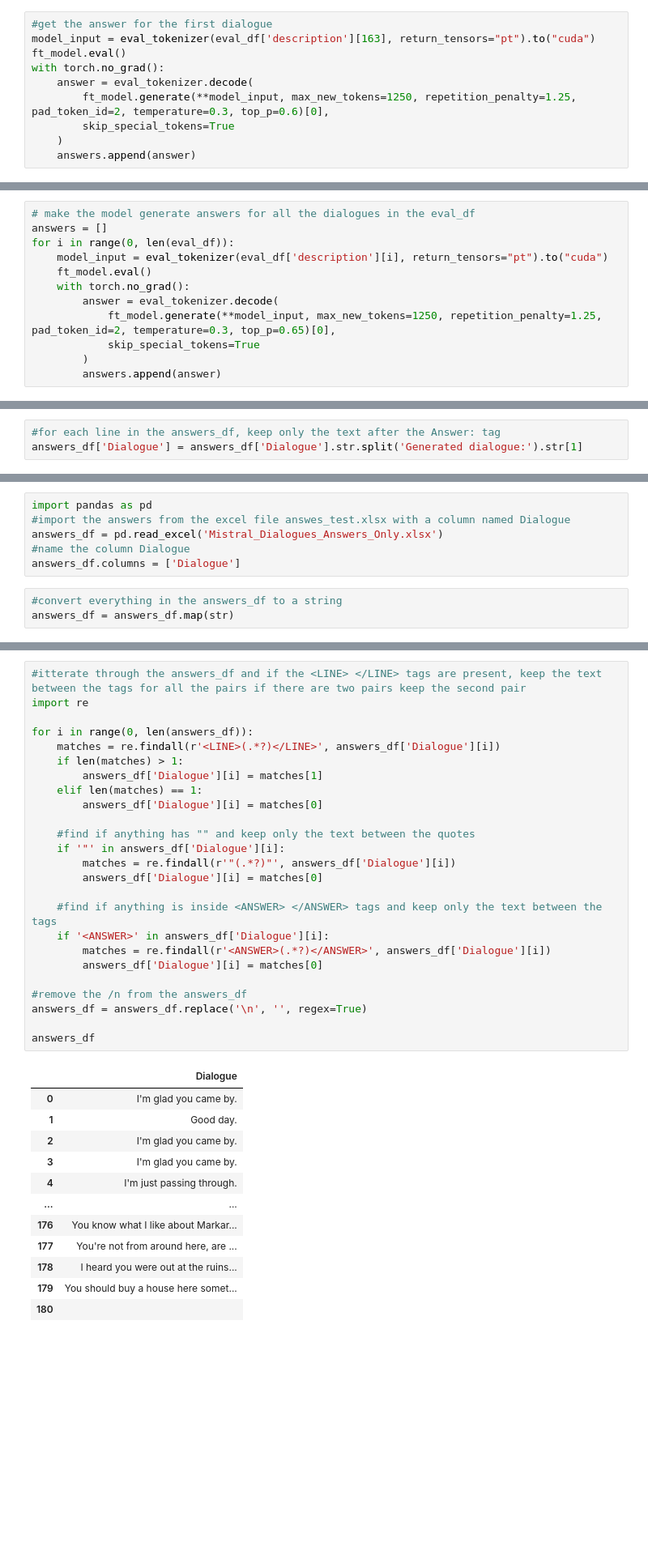
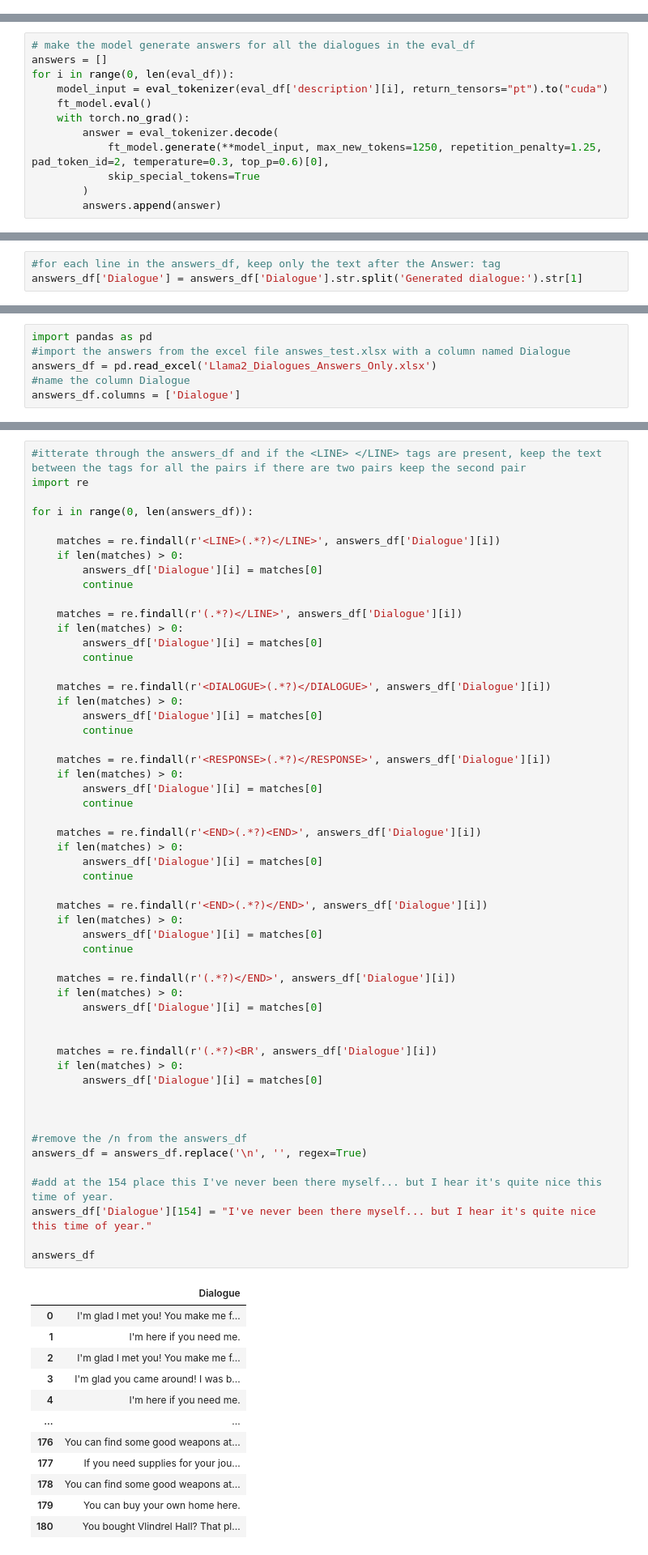
Before and after one commit to geoartop/Thesis-LLM-FineTuning-for-interactive-game-dialogues, a Jupyter notebook: llama2_dialogue_data_finetune.ipynb, the cells around one changed output, grey strips where cells are left out. Shown: that part at 81% size. Saved outputs shown, nothing was run; the diff lists cells and outputs as text; blank space fills up the shorter version.

```diff
--- a/llama2_dialogue_data_finetune.ipynb
+++ b/llama2_dialogue_data_finetune.ipynb
@@ -1037,10 +1018,0 @@ answers = []
-# %%
-#get the answer for the first dialogue
-model_input = eval_tokenizer(eval_df['description'][163], return_tensors="pt").to("cuda")
-ft_model.eval()
-with torch.no_grad():
-    answer = eval_tokenizer.decode(
-        ft_model.generate(**model_input, max_new_tokens=1250, repetition_penalty=1.25, pad_token_id=2, temperature=0.3, top_p=0.6)[0],
-        skip_special_tokens=True
-    )
-    answers.append(answer)
@@ -1072,7 +1024,7 @@ for i in range(0, len(eval_df)):
     ft_model.eval()
     with torch.no_grad():
         answer = eval_tokenizer.decode(
-            ft_model.generate(**model_input, max_new_tokens=1250, repetition_penalty=1.25, pad_token_id=2, temperature=0.3, top_p=0.65)[0],
+            ft_model.generate(**model_input, max_new_tokens=1250, repetition_penalty=1.25, pad_token_id=2, temperature=0.3, top_p=0.6)[0],
             skip_special_tokens=True
         )
         answers.append(answer)
@@ -1130,12 +1082,9 @@ answers_df.to_excel('Mistral_Dialogues_Answers_Only.xlsx', index=False)
 # %%
 import pandas as pd
 #import the answers from the excel file answes_test.xlsx with a column named Dialogue
-answers_df = pd.read_excel('Mistral_Dialogues_Answers_Only.xlsx')
+answers_df = pd.read_excel('Llama2_Dialogues_Answers_Only.xlsx')
 #name the column Dialogue
 answers_df.columns = ['Dialogue']
-# %%
-#convert everything in the answers_df to a string
-answers_df = answers_df.map(str)
 # %%
 answers_df
 # %% [output]
@@ -1155,39 +1104,68 @@ answers_df
 # %%
 #itterate through the answers_df and if the <LINE> </LINE> tags are present, keep the text between the tags for all the pairs if there are two pairs keep the second pair
 import re
 
 for i in range(0, len(answers_df)):
+
     matches = re.findall(r'<LINE>(.*?)</LINE>', answers_df['Dialogue'][i])
-    if len(matches) > 1:
-        answers_df['Dialogue'][i] = matches[1]
-    elif len(matches) == 1:
+    if len(matches) > 0:
+        answers_df['Dialogue'][i] = matches[0]
+        continue
+
+    matches = re.findall(r'(.*?)</LINE>', answers_df['Dialogue'][i])
+    if len(matches) > 0:
+        answers_df['Dialogue'][i] = matches[0]
+        continue
+
+    matches = re.findall(r'<DIALOGUE>(.*?)</DIALOGUE>', answers_df['Dialogue'][i])
+    if len(matches) > 0:
+        answers_df['Dialogue'][i] = matches[0]
+        continue
+
+    matches = re.findall(r'<RESPONSE>(.*?)</RESPONSE>', answers_df['Dialogue'][i])
+    if len(matches) > 0:
+        answers_df['Dialogue'][i] = matches[0]
+        continue
+
+    matches = re.findall(r'<END>(.*?)<END>', answers_df['Dialogue'][i])
+    if len(matches) > 0:
+        answers_df['Dialogue'][i] = matches[0]
+        continue
+
+    matches = re.findall(r'<END>(.*?)</END>', answers_df['Dialogue'][i])
+    if len(matches) > 0:
+        answers_df['Dialogue'][i] = matches[0]
+        continue
+
+    matches = re.findall(r'(.*?)</END>', answers_df['Dialogue'][i])
+    if len(matches) > 0:
         answers_df['Dialogue'][i] = matches[0]
 
-    #find if anything has "" and keep only the text between the quotes
-    if '"' in answers_df['Dialogue'][i]:
-        matches = re.findall(r'"(.*?)"', answers_df['Dialogue'][i])
+
+    matches = re.findall(r'(.*?)<BR', answers_df['Dialogue'][i])
+    if len(matches) > 0:
         answers_df['Dialogue'][i] = matches[0]
 
-    #find if anything is inside <ANSWER> </ANSWER> tags and keep only the text between the tags
-    if '<ANSWER>' in answers_df['Dialogue'][i]:
-        matches = re.findall(r'<ANSWER>(.*?)</ANSWER>', answers_df['Dialogue'][i])
-        answers_df['Dialogue'][i] = matches[0]
+
 
 #remove the /n from the answers_df
 answers_df = answers_df.replace('\n', '', regex=True)
 
+#add at the 154 place this I've never been there myself... but I hear it's quite nice this time of year.
+answers_df['Dialogue'][154] = "I've never been there myself... but I hear it's quite nice this time of year."
+
 answers_df
 # %% [output]
 |  | Dialogue |
-| 0 | I'm glad you came by. |
-| 1 | Good day. |
-| 2 | I'm glad you came by. |
-| 3 | I'm glad you came by. |
-| 4 | I'm just passing through. |
+| 0 | I'm glad I met you! You make me f... |
+| 1 | I'm here if you need me. |
+| 2 | I'm glad I met you! You make me f... |
+| 3 | I'm glad you came around! I was b... |
+| 4 | I'm here if you need me. |
 | ... | ... |
-| 176 | You know what I like about Markar... |
-| 177 | You're not from around here, are ... |
-| 178 | I heard you were out at the ruins... |
-| 179 | You should buy a house here somet... |
-| 180 |  |
+| 176 | You can find some good weapons at... |
+| 177 | If you need supplies for your jou... |
+| 178 | You can find some good weapons at... |
+| 179 | You can buy your own home here. |
+| 180 | You bought Vlindrel Hall? That pl... |
 181 rows × 1 columns
```
Also changed, not shown: parts of 16 cells of this notebook, 4 other files.
